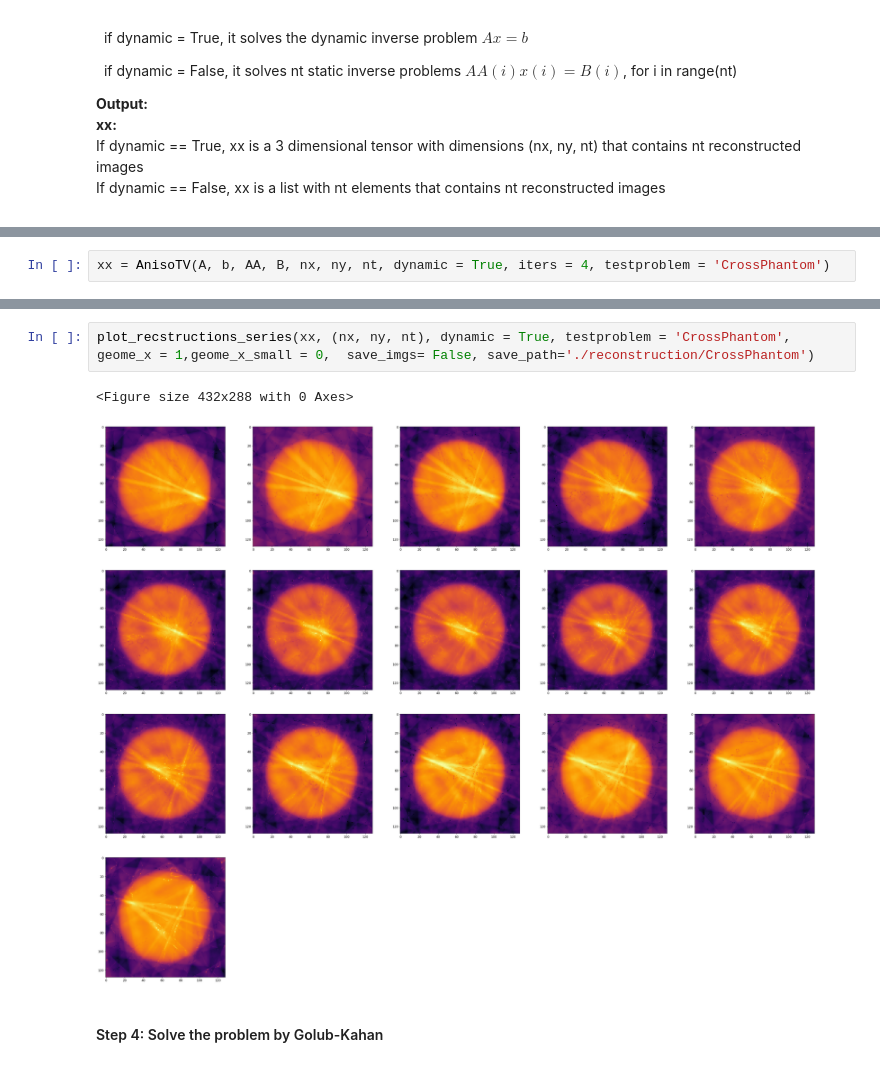
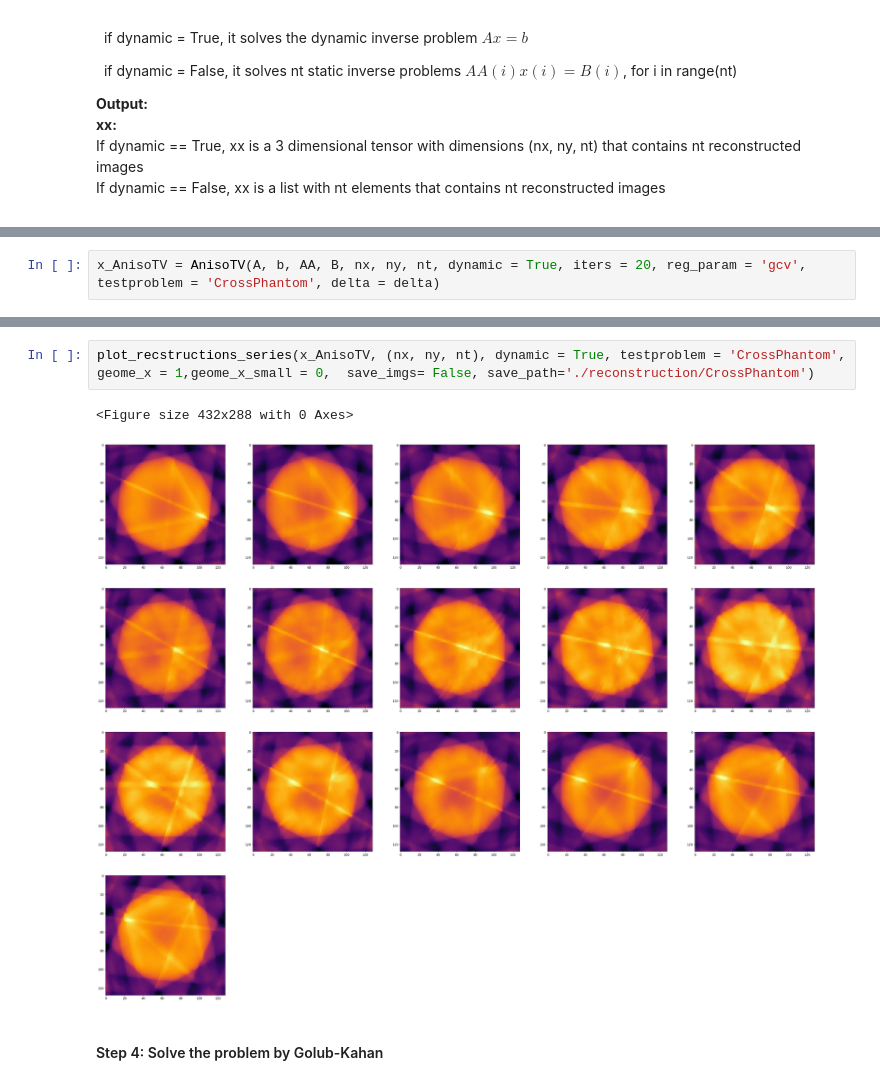
Before and after one commit to mpasha3/trips-py, a Jupyter notebook: demos/2_CrossPhantom.ipynb, the cells around one changed output, grey strips where cells are left out. Cells and saved outputs as stored; diff of their text form.

```diff
--- a/demos/2_CrossPhantom.ipynb
+++ b/demos/2_CrossPhantom.ipynb
@@ -111,2 +150,2 @@ plot_recstructions_series(xx, (nx, ny, nt), dynamic = False, testproblem = 'cros
 # %%
-xx = AnisoTV(A, b, AA, B, nx, ny, nt, dynamic = True, iters = 4, testproblem = 'CrossPhantom')
+x_AnisoTV = AnisoTV(A, b, AA, B, nx, ny, nt, dynamic = True, iters = 20, reg_param = 'gcv', testproblem = 'CrossPhantom', delta = delta)
@@ -113,8 +161,8 @@ xx = AnisoTV(A, b, AA, B, nx, ny, nt, dynamic = True, iters = 4, testproblem = '
 # %%
-plot_recstructions_series(xx, (nx, ny, nt), dynamic = True, testproblem = 'CrossPhantom', geome_x = 1,geome_x_small = 0,  save_imgs= False, save_path='./reconstruction/CrossPhantom')
+plot_recstructions_series(x_AnisoTV, (nx, ny, nt), dynamic = True, testproblem = 'CrossPhantom', geome_x = 1,geome_x_small = 0,  save_imgs= False, save_path='./reconstruction/CrossPhantom')
 # %% [output]
 <Figure size 432x288 with 0 Axes>
-[figure, old version]
+[figure, new version]
 # %% [markdown]
 #### Step 4: Solve the problem by Golub-Kahan
 # %%
```
Also changed, not shown: parts of 16 cells of this notebook, 46 other files.
